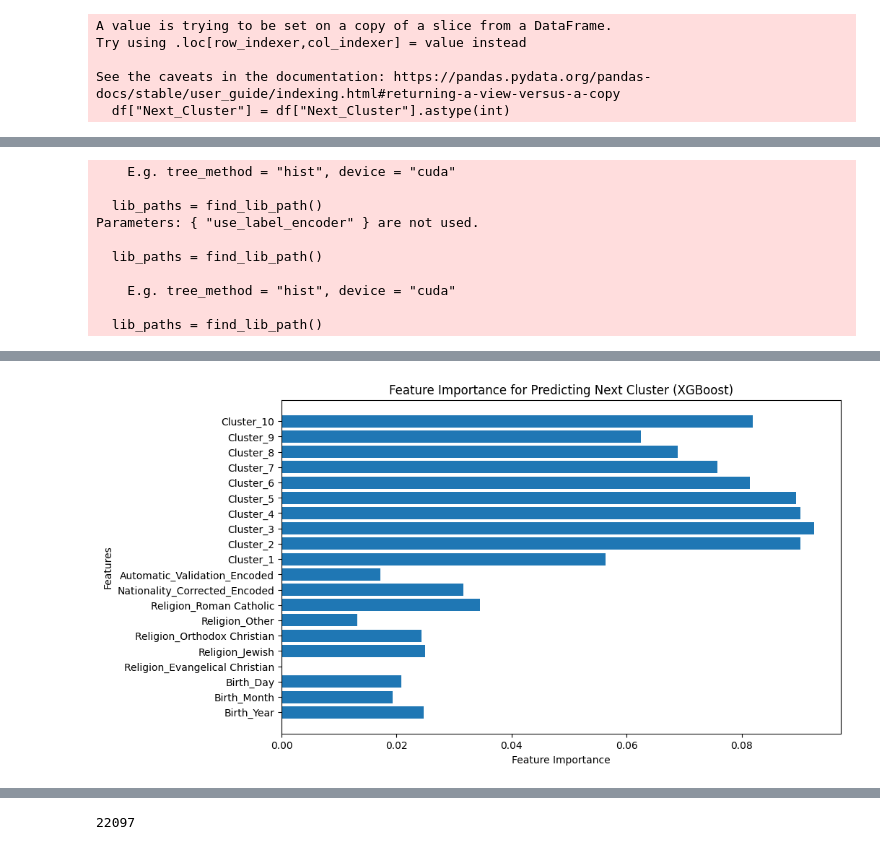
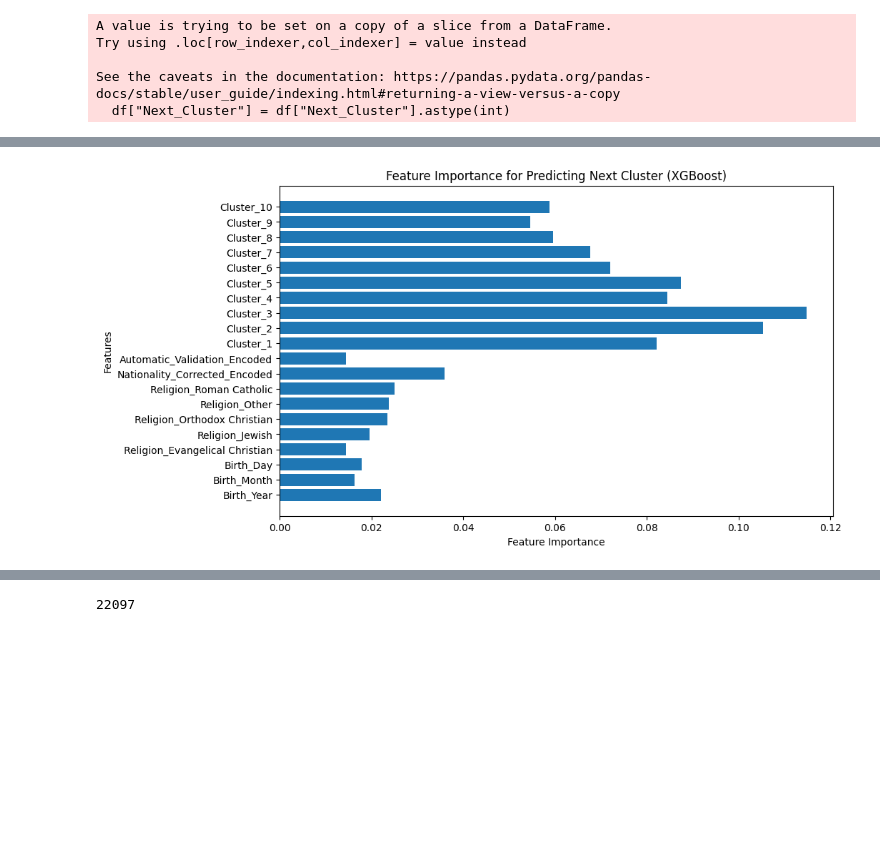
Before and after one commit to denishotii/Data4Good25, a Jupyter notebook: ruslan.ipynb, the cells around one changed output, grey strips where cells are left out. Saved outputs shown, nothing was run; the diff lists cells and outputs as text; code cells hidden in the pictures; blank space fills up the shorter version.

```diff
--- a/ruslan.ipynb
+++ b/ruslan.ipynb
@@ -526,0 +541,2 @@ df
+# %%
+df.drop(columns=['Geo_Coordinates'], inplace=True)
@@ -532,7 +553,9 @@ from sklearn.model_selection import train_test_split
 from sklearn.metrics import accuracy_score, f1_score, classification_report, top_k_accuracy_score
 from sklearn.preprocessing import MinMaxScaler, LabelEncoder
 from xgboost import XGBClassifier
-from hyperopt import fmin, tpe, hp, Trials, STATUS_OK
+
+# Load dataset (assuming df is already loaded)
+# df = pd.read_csv("your_data.csv")
 
 # 1️⃣ **Handling -1 Values Properly**
 numerical_features = [col for col in df.columns if col.startswith("Cluster_")]
@@ -549,11 +572,9 @@ df["Next_Cluster"] = le.fit_transform(df["Next_Cluster"])
 
 # 4️⃣ **Filter Out Classes with Only 1 Instance (To Avoid Stratification Error)**
 cluster_counts = df["Next_Cluster"].value_counts()
-min_samples_threshold = 2
-valid_clusters = cluster_counts[cluster_counts >= min_samples_threshold].index
-
-df_main = df[df["Next_Cluster"].isin(valid_clusters)]  # Keep frequent clusters
-df_rare = df[~df["Next_Cluster"].isin(valid_clusters)]  # Keep rare clusters only for training
+valid_clusters = cluster_counts[cluster_counts >= 2].index
+df_main = df[df["Next_Cluster"].isin(valid_clusters)]
+df_rare = df[~df["Next_Cluster"].isin(valid_clusters)]
 
 # 5️⃣ **Define Features & Target (Using Full Data)**
 features = [col for col in df.columns if col.startswith("Cluster_") or not col.endswith("Next_Cluster")]
@@ -569,41 +590,15 @@ X_train, X_test, y_train, y_test = train_test_split(
 X_train = pd.concat([X_train, df_rare[features]], ignore_index=True)
 y_train = pd.concat([y_train, df_rare["Next_Cluster"]], ignore_index=True)
 
-# 7️⃣ **Narrowed Hyperparameter Search with Hyperopt**
-def objective(params):
-    """Objective function for Hyperopt"""
-    model = XGBClassifier(
-        objective="multi:softprob", eval_metric="mlogloss", use_label_encoder=False,
-        tree_method="gpu_hist", device="cuda",  # Use GPU for faster training
-        n_estimators=int(params["n_estimators"]),
-        max_depth=int(params["max_depth"]),
-        learning_rate=params["learning_rate"],
-        subsample=params["subsample"],
-        colsample_bytree=params["colsample_bytree"],
-        early_stopping_rounds=10  # Stops early if no improvement
-    )
-    model.fit(X_train, y_train, eval_set=[(X_test, y_test)], verbose=False)
-    y_pred = model.predict(X_test)
-    return {"loss": -accuracy_score(y_test, y_pred), "status": STATUS_OK}
-
-# **Narrowed search range based on previous best params**
-space = {
-    "n_estimators": hp.quniform("n_estimators", 160, 180, 5),  # Previously 170
-    "max_depth": hp.quniform("max_depth", 5, 7, 1),  # Previously 6
-    "learning_rate": hp.uniform("learning_rate", 0.05, 0.07),  # Previously 0.0595
-    "subsample": hp.uniform("subsample", 0.75, 0.8),  # Previously 0.769
-    "colsample_bytree": hp.uniform("colsample_bytree", 0.88, 0.91),  # Previously 0.8999
+# 7️⃣ **Train Best XGBoost Model with GPU**
+best_params = {
+    'colsample_bytree': 0.8967,
+    'learning_rate': 0.0571,
+    'max_depth': 6,
+    'n_estimators': 165,
+    'subsample': 0.7845
 }
 
-# Run optimization (Reduce `max_evals` for speed)
-trials = Trials()
-best_params = fmin(fn=objective, space=space, algo=tpe.suggest, max_evals=3, trials=trials)
-
-# Convert best_params to correct types
-best_params["n_estimators"] = int(best_params["n_estimators"])
-best_params["max_depth"] = int(best_params["max_depth"])
-
-# 8️⃣ **Train Best XGBoost Model with GPU**
 xgb_model = XGBClassifier(
     objective="multi:softprob", eval_metric="mlogloss", use_label_encoder=False,
     tree_method="gpu_hist", device="cuda",  # Use GPU
@@ -611,19 +606,19 @@ xgb_model = XGBClassifier(
 )
 xgb_model.fit(X_train, y_train, eval_set=[(X_test, y_test)], verbose=False)
 
-# 🔟 **Fix Top-K Accuracy Issue (Ensure Matching Class Counts)**
-known_classes = np.unique(np.concatenate([y_train, y_test]))  # Ensure both sets have same class labels
+# 8️⃣ **Fix Top-K Accuracy Issue (Ensure Matching Class Counts)**
+known_classes = np.unique(np.concatenate([y_train, y_test]))
 y_pred_proba = xgb_model.predict_proba(X_test)
 
-# 🔟 **Predictions & Evaluation**
+# 9️⃣ **Predictions & Evaluation**
 y_pred_xgb = xgb_model.predict(X_test)
 
 print("XGBoost Accuracy:", accuracy_score(y_test, y_pred_xgb))
 print("XGBoost F1 Score (Macro):", f1_score(y_test, y_pred_xgb, average="macro"))
-print("XGBoost Top-5 Accuracy:", top_k_accuracy_score(y_test, y_pred_proba, k=5, labels=known_classes))  # Fix class mismatch
+print("XGBoost Top-5 Accuracy:", top_k_accuracy_score(y_test, y_pred_proba, k=5, labels=known_classes))
 print(classification_report(y_test, y_pred_xgb))
 
-# 🔟 **Feature Importance**
+# 🔟 **Feature Importance Visualization**
 importances = xgb_model.feature_importances_
 plt.figure(figsize=(10, 6))
 plt.barh(features, importances)
@@ -676,10 +651,0 @@ Parameters: { "use_label_encoder" } are not used.
-    E.g. tree_method = "hist", device = "cuda"
-
-  lib_paths = find_lib_path()
-Parameters: { "use_label_encoder" } are not used.
-
-  lib_paths = find_lib_path()
-
-    E.g. tree_method = "hist", device = "cuda"
-
-  lib_paths = find_lib_path()
@@ -703,4 +652,4 @@ weighted avg       0.66      0.70      0.66      9418
-[figure, old version]
+[figure, new version]
 # %%
 best_params
 # %% [output]
```
Also changed, not shown: parts of 9 cells of this notebook.
